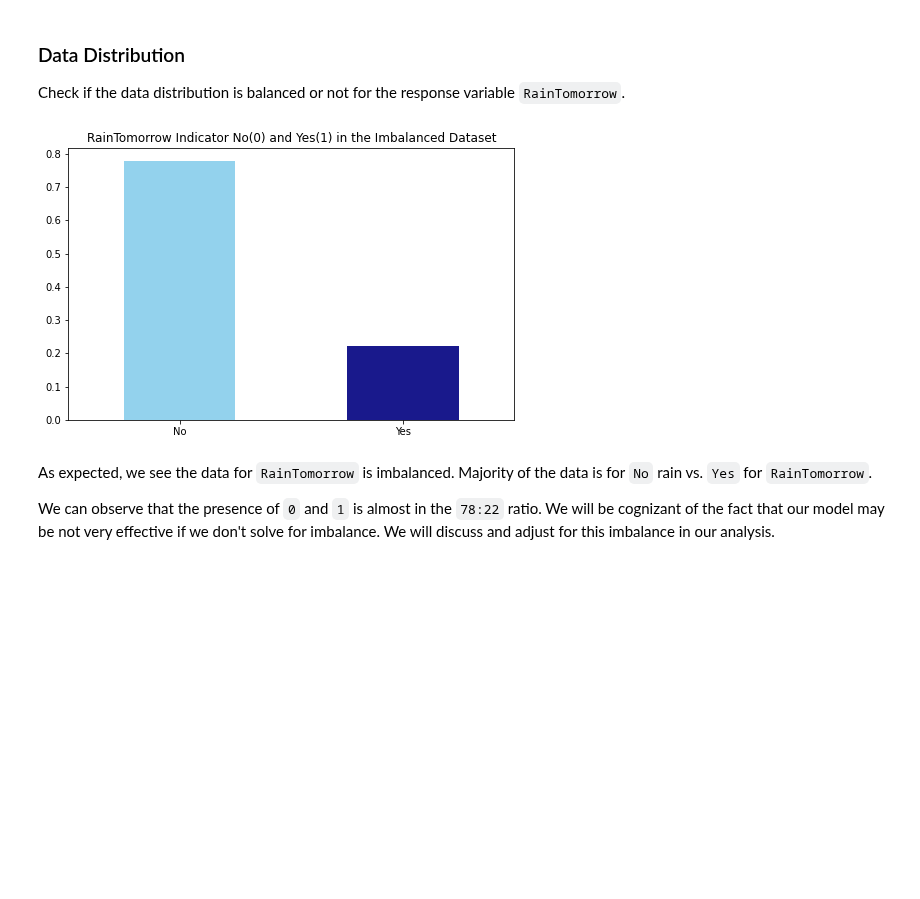
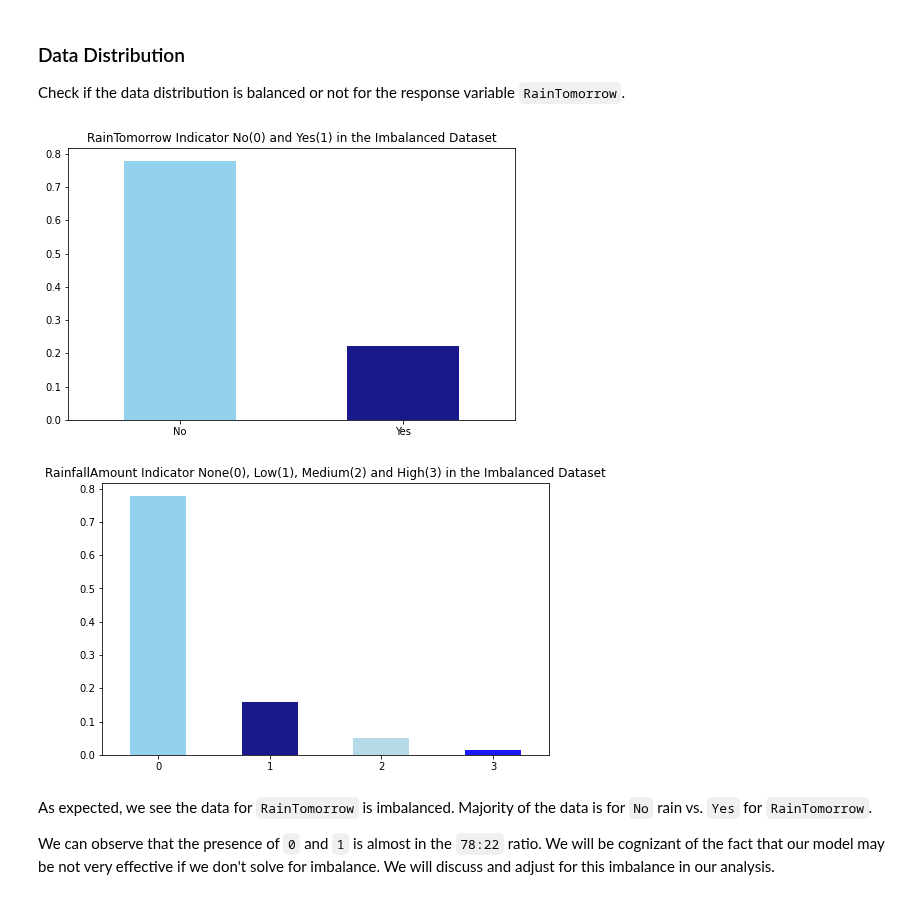
Before and after one commit to ravisiv/AussieWeatherEDA, a Jupyter notebook: Lab2_Group3_Chowdhury_Mittal_Srivastava_Sivaraman.ipynb, the cells around one changed output. Cells and saved outputs as stored; diff of their text form; code cells hidden in the pictures; blank space fills up the shorter version.

Commit message:
Update Models
Update Models

```diff
--- a/Lab2_Group3_Chowdhury_Mittal_Srivastava_Sivaraman.ipynb
+++ b/Lab2_Group3_Chowdhury_Mittal_Srivastava_Sivaraman.ipynb
@@ -238,12 +238,22 @@ df_model["RainfallAmount"] = df_impute.apply(rain_classifier, axis=1)
 
 Check if the data distribution is balanced or not for the response variable `RainTomorrow`.
 # %%
+
+
 fig = plt.figure(figsize = (8,5))
+axes = fig.subplots(nrows=1, ncols=2)
+
 df_model['RainTomorrow'].value_counts(normalize = True).plot(kind='bar', color= ['skyblue','navy'], alpha = 0.9, rot=0)
 plt.title('RainTomorrow Indicator No(0) and Yes(1) in the Imbalanced Dataset')
 plt.show()
+
+fig = plt.figure(figsize = (8,5))
+df_model['RainfallAmount'].value_counts(normalize = True).plot(kind='bar', color= ['skyblue','navy', "lightblue", "blue"], alpha = 0.9, rot=0)
+plt.title('RainfallAmount Indicator None(0), Low(1), Medium(2) and High(3) in the Imbalanced Dataset')
+plt.show()
 # %% [output]
 [figure]
+[figure, added]
 # %% [markdown]
 As expected, we see the data for `RainTomorrow` is imbalanced. Majority of the data is for `No` rain vs. `Yes` for `RainTomorrow`.
 
```
Also changed, not shown: parts of 34 cells of this notebook.
